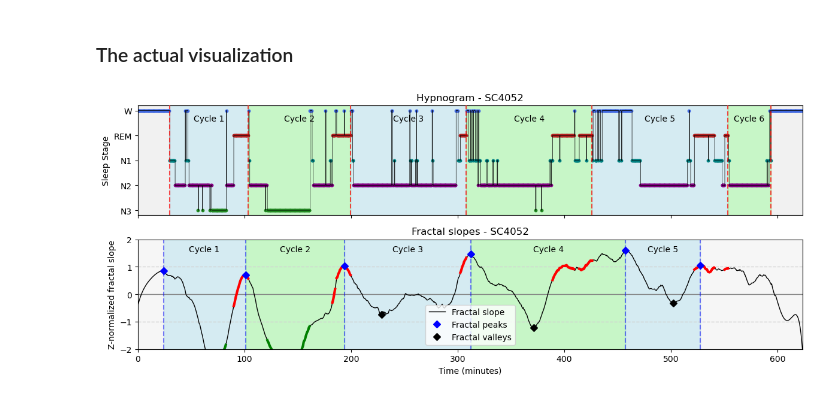
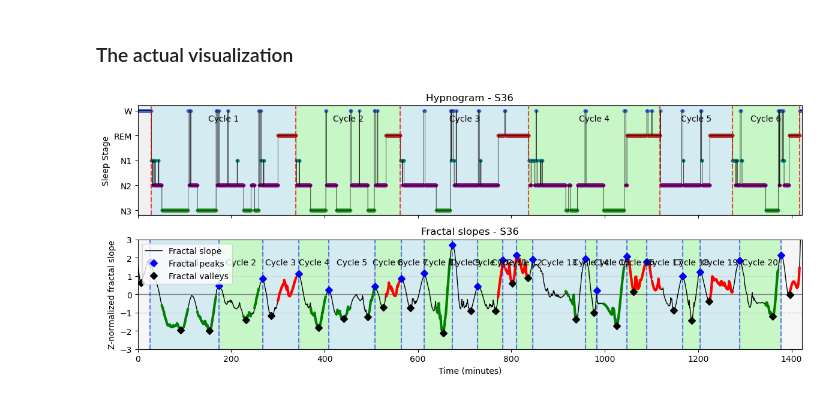
Before and after one commit to AbdelRayan/Human_SleepSCoring, a Jupyter notebook: DilonAndriesse/data_visualization/fractal_cycles_of_sleep.ipynb, the cells around one changed output. Saved outputs shown, nothing was run; the diff lists cells and outputs as text; code cells hidden in the pictures.

Commit message:
Updated scripts to current working versions, data visualization needs some documentation still

```diff
--- a/DilonAndriesse/data_visualization/fractal_cycles_of_sleep.ipynb
+++ b/DilonAndriesse/data_visualization/fractal_cycles_of_sleep.ipynb
@@ -139,6 +140,9 @@ sf = 100
 fmin = 0.3
 fmax = 30
 f_range = (0.3, 30)
+# %%
+eeg_dataset = [r"S35_1\S35_1_E214_Delta_Sigma_Beta.mat", r"S36_2\S36_2_E59_Theta_Sigma_Beta.mat"]
+states_dataset = [r'S35_1\S35_1_states.mat', r'S36_2\S36_2_states.mat']
 # %% [markdown]
 # Main
 # %% [markdown]
@@ -146,8 +150,8 @@ f_range = (0.3, 30)
 # %% [markdown]
 ##### Get file paths
 # %%
-eeg_dataset = get_files(edf_path, "Fpz-Cz")
-states_dataset = get_files(sleep_states_path, "states")
+# eeg_dataset = get_files(edf_path, "Pz-Oz")
+# states_dataset = get_files(sleep_states_path, "states")
 print(len(eeg_dataset))
 print(len(states_dataset))
 # %% [output]
@@ -161,10 +165,12 @@ subject_slope_data = {}
 subject_states = {}
 
 for eeg_path, states_path in zip(eeg_dataset, states_dataset):
+    search_term = eeg_path.split("_")[3]
+    print(search_term)
     # get subject name
     subject = eeg_path.split('_')[0]
     # prepare eeg
-    eeg = load_eeg(eeg_path)
+    eeg = load_eeg(eeg_path, search_term)
     # prepare states
     states = load_states(states_path, epoch, sf)
     subject_states[subject] = states
@@ -380,5 +349,5 @@ SC4052
 # %%
-subject = "SC4052"
+subject = "S36"
 
 _, smoothed_slopes, _, _ = subject_slope_data.get(subject)
 subj_states = subject_states.get(subject)
@@ -544,32 +513,32 @@ for i in range(len(peaks)-1):
     start = time_axis[peaks[i]]
     end = time_axis[peaks[i+1]]
     ax2.axvspan(start, end, color=colors[i % 2], alpha=0.5)
     # Add cycle label at the center of the shaded region
     center = (start + end) / 2
     ax2.text(center, 1.5, f'Cycle {i+1}',
              ha='center', va='bottom', fontsize=10, color='black')
 
 # Shade outside areas with light blue
 ax2.axvspan(time_axis[0], time_axis[peaks[0]], color='lightgray', alpha=0.2)          # before first peak
 ax2.axvspan(time_axis[peaks[-1]], time_axis[-1], color='lightgray', alpha=0.2)
 
 ax2.plot(time_axis[valleys], smoothed_slopes[valleys], 'D', color='black', label='Fractal valleys')  # mark dips
 
 # Solid line at 0
 ax2.axhline(0, color='gray', linewidth=1, zorder=1)
 
 # Dashed lines at +1 and -1
 ax2.axhline(1, color='lightgray', linestyle='--', linewidth=1, zorder=1)
 ax2.axhline(-1, color='lightgray', linestyle='--', linewidth=1, zorder=1)
 
 # additional settings
 ax2.set_xlabel('Time (minutes)')
 ax2.set_ylabel('Z-normalized fractal slope')
-ax2.set_ylim(-2, 2)
+ax2.set_ylim(-3, 3)
 ax2.set_xlim(time_axis[0], time_axis[-1])
 ax2.set_title(f'Fractal slopes - {subject}')
 ax2.legend()
 plt.tight_layout()
 plt.show()
 # %% [output]
-[figure, old version]
+[figure, new version]
```
Also changed, not shown: parts of 10 cells of this notebook, 5 other files.
